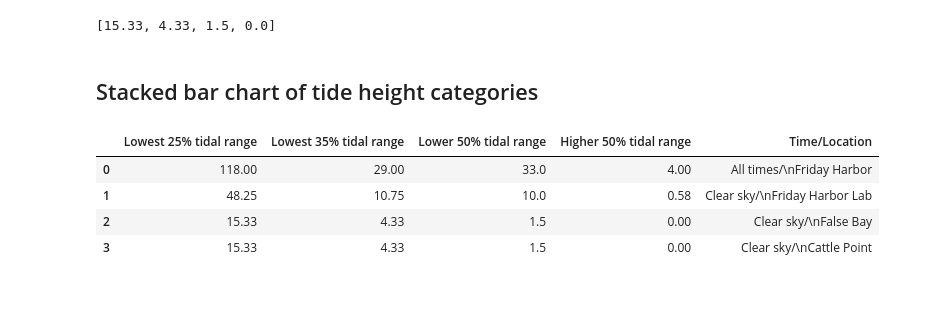
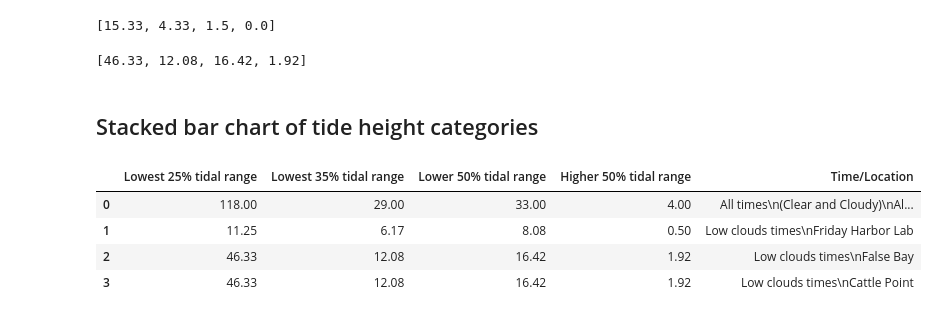
Before and after one commit to autumn-yng/summerfog, a Jupyter notebook: tide-vs-cloudheight.ipynb, the cells around one changed output. Cells and saved outputs as stored; diff of their text form; code cells hidden in the pictures.

```diff
--- a/tide-vs-cloudheight.ipynb
+++ b/tide-vs-cloudheight.ipynb
@@ -348,3 +375,7 @@ fb_midday_clear_tide_hrs = tide_height_categories_hours(fb_midday_clear, "Interp
 fb_midday_clear_tide_hrs
 # %% [output]
 [15.33, 4.33, 1.5, 0.0]
+# %%
+fb_midday_lowclouds = combined_midday[combined_midday["Height"] < 2000]
+fb_midday_lowclouds_tide_hrs = tide_height_categories_hours(fb_midday_lowclouds, "Interpolated_predicted_tide")
+fb_midday_lowclouds_tide_hrs
@@ -376,3 +409,7 @@ fhl_midday_clear_tide_hrs = tide_height_categories_hours(fhl_midday_clear, "Inte
 fhl_midday_clear_tide_hrs
 # %% [output]
 [48.25, 10.75, 10.0, 0.58]
+# %%
+fhl_midday_lowclouds = fhl_midday[fhl_midday["Height"] < 2000]
+fhl_midday_lowclouds_tide_hrs = tide_height_categories_hours(fhl_midday_lowclouds, "Interpolated_predicted_tide")
+fhl_midday_lowclouds_tide_hrs
@@ -404,21 +443,36 @@ cp_midday_clear_tide_hrs = tide_height_categories_hours(cp_midday_clear, "Interp
 cp_midday_clear_tide_hrs
 # %% [output]
 [15.33, 4.33, 1.5, 0.0]
+# %%
+cp_midday_lowclouds = cp_midday[cp_midday["Height"] < 2000]
+cp_midday_lowclouds_tide_hrs = tide_height_categories_hours(cp_midday_lowclouds, "Interpolated_predicted_tide")
+cp_midday_lowclouds_tide_hrs
+# %% [output]
+[46.33, 12.08, 16.42, 1.92]
 # %% [markdown]
 ## Stacked bar chart of tide height categories
 # %%
 tide2022 = pd.DataFrame([[low_25, low_35, low_50, high_50],
-                         fhl_midday_clear_tide_hrs,
-                         fb_midday_clear_tide_hrs,
-                         cp_midday_clear_tide_hrs
+                        #  fhl_midday_clear_tide_hrs,
+                        #  fb_midday_clear_tide_hrs,
+                        #  cp_midday_clear_tide_hrs,
+                         fhl_midday_lowclouds_tide_hrs,
+                         fb_midday_lowclouds_tide_hrs,
+                         cp_midday_lowclouds_tide_hrs
                          ],
                          columns=['Lowest 25% tidal range', 'Lowest 35% tidal range', 'Lower 50% tidal range', 'Higher 50% tidal range'])
-tide2022["Time/Location"] = ["All times/\nFriday Harbor", "Clear sky/\nFriday Harbor Lab", "Clear sky/\nFalse Bay", "Clear sky/\nCattle Point"]
+tide2022["Time/Location"] = ["All times\n(Clear and Cloudy)\nAll locations",
+                            #  "Clear sky times\nFriday Harbor Lab",
+                            #  "Clear sky times\nFalse Bay",
+                            #  "Clear sky times\nCattle Point",
+                             "Low clouds times\nFriday Harbor Lab",
+                             "Low clouds times\nFalse Bay",
+                             "Low clouds times\nCattle Point"]
 tide2022
 # %% [output]
 |  | Lowest 25% tidal range | Lowest 35% tidal range | Lower 50% tidal range | Higher 50% tidal range | Time/Location |
-| 0 | 118.00 | 29.00 | 33.0 | 4.00 | All times/\nFriday Harbor |
-| 1 | 48.25 | 10.75 | 10.0 | 0.58 | Clear sky/\nFriday Harbor Lab |
-| 2 | 15.33 | 4.33 | 1.5 | 0.00 | Clear sky/\nFalse Bay |
-| 3 | 15.33 | 4.33 | 1.5 | 0.00 | Clear sky/\nCattle Point |
+| 0 | 118.00 | 29.00 | 33.00 | 4.00 | All times\n(Clear and Cloudy)\nAl... |
+| 1 | 11.25 | 6.17 | 8.08 | 0.50 | Low clouds times\nFriday Harbor Lab |
+| 2 | 46.33 | 12.08 | 16.42 | 1.92 | Low clouds times\nFalse Bay |
+| 3 | 46.33 | 12.08 | 16.42 | 1.92 | Low clouds times\nCattle Point |
 # %%
```
Also changed, not shown: parts of 7 cells of this notebook, 2 other files.
